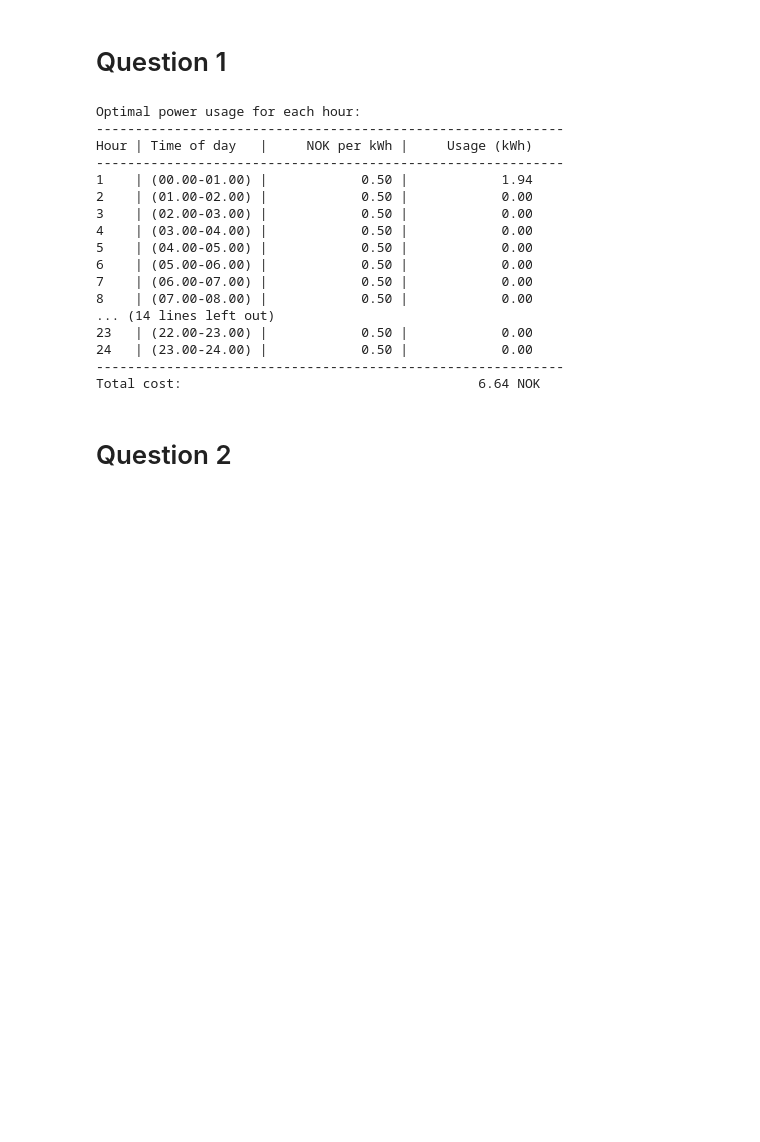
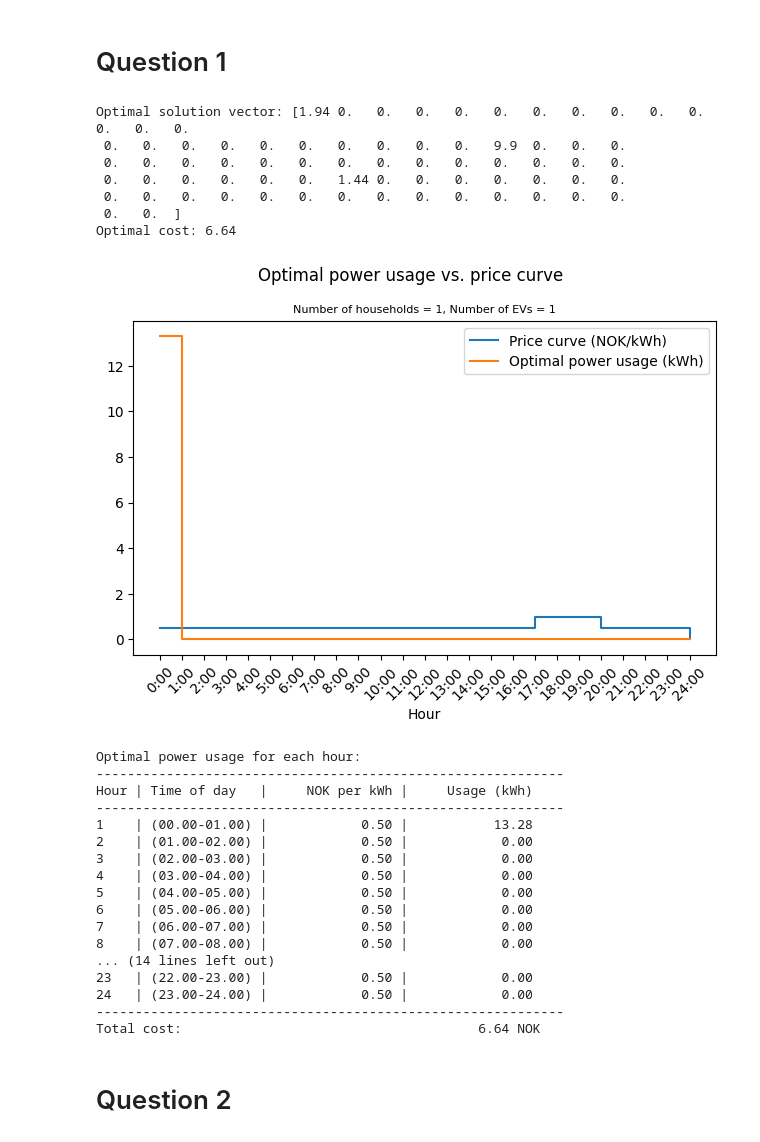
Before and after one commit to aishanbianshan/IN5410_a1, a Jupyter notebook: assignment1.ipynb, the cells around one changed output. Saved outputs shown, nothing was run; the diff lists cells and outputs as text; code cells hidden in the pictures; blank space fills up the shorter version.

```diff
--- a/assignment1.ipynb
+++ b/assignment1.ipynb
@@ -103,56 +101,69 @@ def print_optimal_usage(costs: list, usage: list):
 # %%
 # Constants
 peak_cost = 1  # dollars per kWh during peak hours
 non_peak_cost = 0.5  # dollars per kWh during non-peak hours
 peak_hours = range(17, 20)  # Peak hours from 5:00pm to 8:00pm
 
 # Power requirements for each applicant (in kWh)
 power_requirements = [1.94, 9.9, 1.44]  # Laundry machine  # EV charger  # Dishwasher
 
 # Objective function coefficients (cost per kWh)
 costs = [non_peak_cost if hour not in peak_hours else peak_cost for hour in range(24)]
 
-# Construct the constraint matrix (each row represents an applicant's power usage)
-A_eq = np.zeros((4, 24))  # 4 rows for each applicant and one for the total power usage
-for i in range(3):
-    A_eq[i, i * 8 : (i + 1) * 8] = (
-        1  # Assign 1 to the corresponding hours for each applicant
-    )
-A_eq[3, :] = 1  # Total power usage constraint
+# Coefficients for the equality constraint (power requirements)
+c = np.tile(costs, len(power_requirements))
 
-# Define the right-hand side vector (power requirements)
-b_eq = power_requirements + [
-    sum(power_requirements)
-]  # Power requirements for each applicant and total power requirement
+# Coefficients for the equality constraint (power requirements)
+A_eq = np.kron(np.eye(len(power_requirements)), np.ones((1, 24)))
+
+# Right-hand side for the equality constraint (power requirements)
+b_eq = np.array(power_requirements)
+
+# print(f'costs: {costs}')
+# print(f'c: {c}')
+# print(f'A_eq: {A_eq}')
+# print(f'b_eq: {b_eq}')
 
 # Solve the linear programming problem
-result = linprog(costs, A_eq=A_eq, b_eq=b_eq)
+result = linprog(c, A_eq=A_eq, b_eq=b_eq)
 
-# Extract the optimal power usage
-optimal_usage = result.x
+print(f'Optimal solution vector: {result.x}')
+print(f'Optimal cost: {result.fun}')
 
+# Extract the optimal power usage and reshape it to get the usage for each appliance at each hour
+optimal_usage = result.x.reshape(-1, 24)
+
+# sum the power usage for each hour
+optimal_usage = np.sum(optimal_usage, axis=0)
 # plot_price_curve(costs)
-# plot_price_curve_vs_usage(costs, optimal_usage)
+plot_price_curve_vs_usage(costs, optimal_usage)
 print_optimal_usage(costs, optimal_usage)
-# print(A_eq)
 # %% [output]
-Optimal power usage for each hour:
-------------------------------------------------------------
-Hour | Time of day   |     NOK per kWh |     Usage (kWh)
-------------------------------------------------------------
-1    | (00.00-01.00) |            0.50 |            1.94
-2    | (01.00-02.00) |            0.50 |            0.00
-3    | (02.00-03.00) |            0.50 |            0.00
-4    | (03.00-04.00) |            0.50 |            0.00
-5    | (04.00-05.00) |            0.50 |            0.00
-6    | (05.00-06.00) |            0.50 |            0.00
-7    | (06.00-07.00) |            0.50 |            0.00
-8    | (07.00-08.00) |            0.50 |            0.00
-... (14 lines left out)
-23   | (22.00-23.00) |            0.50 |            0.00
-24   | (23.00-24.00) |            0.50 |            0.00
-------------------------------------------------------------
-Total cost:                                      6.64 NOK
+Optimal solution vector: [1.94 0.   0.   0.   0.   0.   0.   0.   0.   0.   0.   0.   0.   0.
+ 0.   0.   0.   0.   0.   0.   0.   0.   0.   0.   9.9  0.   0.   0.
+ 0.   0.   0.   0.   0.   0.   0.   0.   0.   0.   0.   0.   0.   0.
+ 0.   0.   0.   0.   0.   0.   1.44 0.   0.   0.   0.   0.   0.   0.
+ 0.   0.   0.   0.   0.   0.   0.   0.   0.   0.   0.   0.   0.   0.
+ 0.   0.  ]
+Optimal cost: 6.64
+[figure, added]
+Optimal power usage for each hour:
+------------------------------------------------------------
+Hour | Time of day   |     NOK per kWh |     Usage (kWh)
+------------------------------------------------------------
+1    | (00.00-01.00) |            0.50 |           13.28
+2    | (01.00-02.00) |            0.50 |            0.00
+3    | (02.00-03.00) |            0.50 |            0.00
+4    | (03.00-04.00) |            0.50 |            0.00
+5    | (04.00-05.00) |            0.50 |            0.00
+6    | (05.00-06.00) |            0.50 |            0.00
+7    | (06.00-07.00) |            0.50 |            0.00
+8    | (07.00-08.00) |            0.50 |            0.00
+... (14 lines left out)
+23   | (22.00-23.00) |            0.50 |            0.00
+24   | (23.00-24.00) |            0.50 |            0.00
+------------------------------------------------------------
+Total cost:                                      6.64 NOK
 # %% [markdown]
 # Question 2
 # %% [markdown]
```
Also changed, not shown: parts of 6 cells of this notebook.
